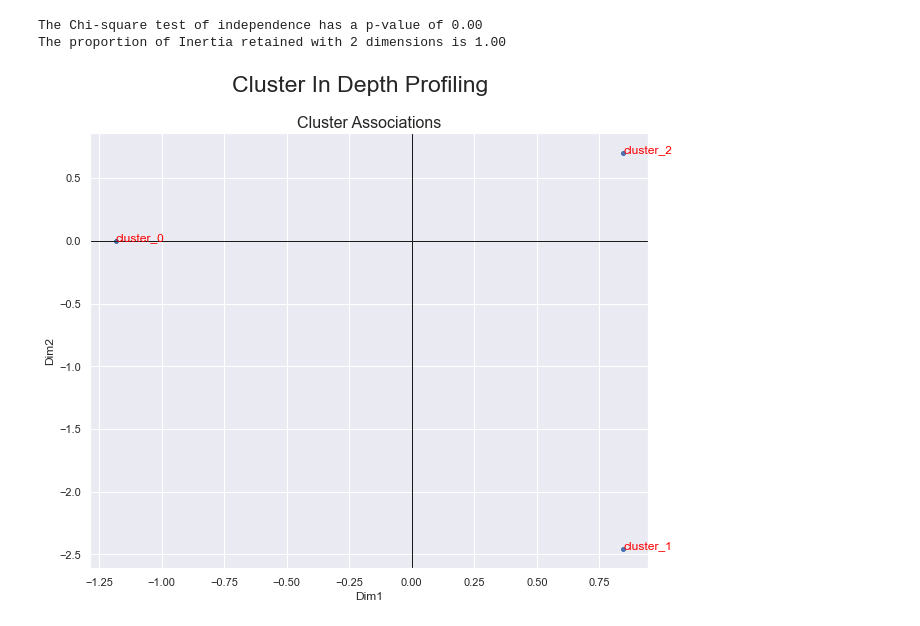
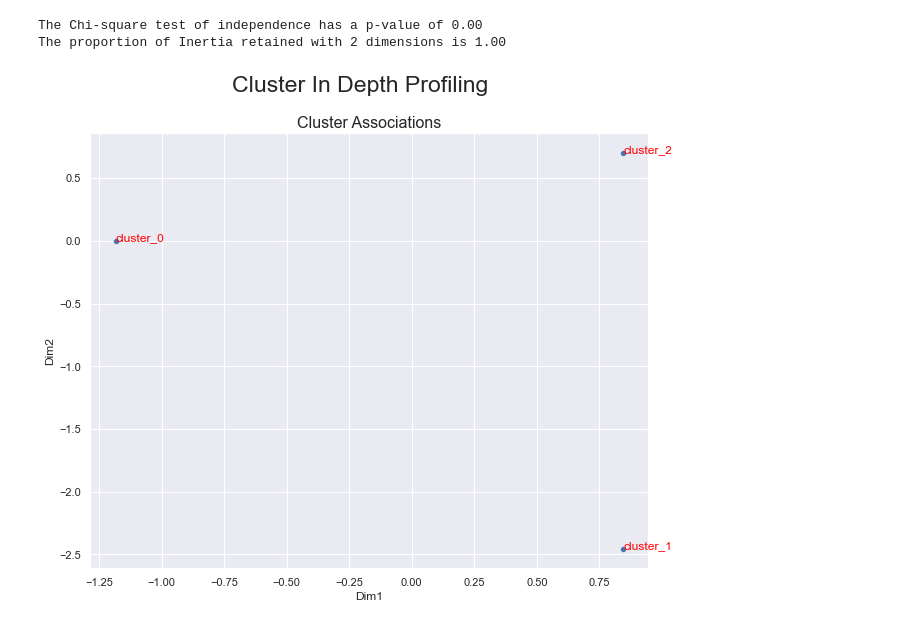
Before and after one commit to fredericojpr/Statistics-for-Data-Science-Project, a Jupyter notebook: Stats.ipynb, the cells around one changed output. Cells and saved outputs as stored; diff of their text form; code cells hidden in the pictures.

```diff
--- a/Stats.ipynb
+++ b/Stats.ipynb
@@ -783,24 +777,24 @@ The proportion of Inertia retained with 2 dimensions is 1.00
 # %%
 # Figure
 sns.set()
 fig, ax = plt.subplots(1,figsize=(10,8))
 
 # Traces
 sns.scatterplot(x="Dim1", y="Dim2", data=mca_cord, ax=ax)
 for i in mca_cord.index:
     if "cluster" in i:
         ax.text(mca_cord.loc[i, "Dim1"], mca_cord.loc[i, "Dim2"], i, horizontalalignment='left', size='medium', color='red')
     else:
         ax.text(mca_cord.loc[i, "Dim1"], mca_cord.loc[i, "Dim2"], i, horizontalalignment='left', size='medium', color='black')
 
 #Layout
-handles, _ = ax1.get_legend_handles_labels()
-cluster_labels = ["Cluster {}".format(i) for i in range(len(handles))]
-ax.axhline(y=0, color='k', linewidth=1)
-ax.axvline(x=0, color='k', linewidth=1)
+#handles, _ = ax1.get_legend_handles_labels()
+#cluster_labels = ["Cluster {}".format(i) for i in range(len(handles))]
+#ax.axhline(y=0, color='k', linewidth=1)
+#ax.axvline(x=0, color='k', linewidth=1)
 ax.set_title("Cluster Associations", fontsize=16)
 plt.suptitle("Cluster In Depth Profiling", fontsize=23)
 
 plt.show()
 # %% [output]
-[figure, old version]
+[figure, new version]
```
Also changed, not shown: parts of 14 cells of this notebook.
